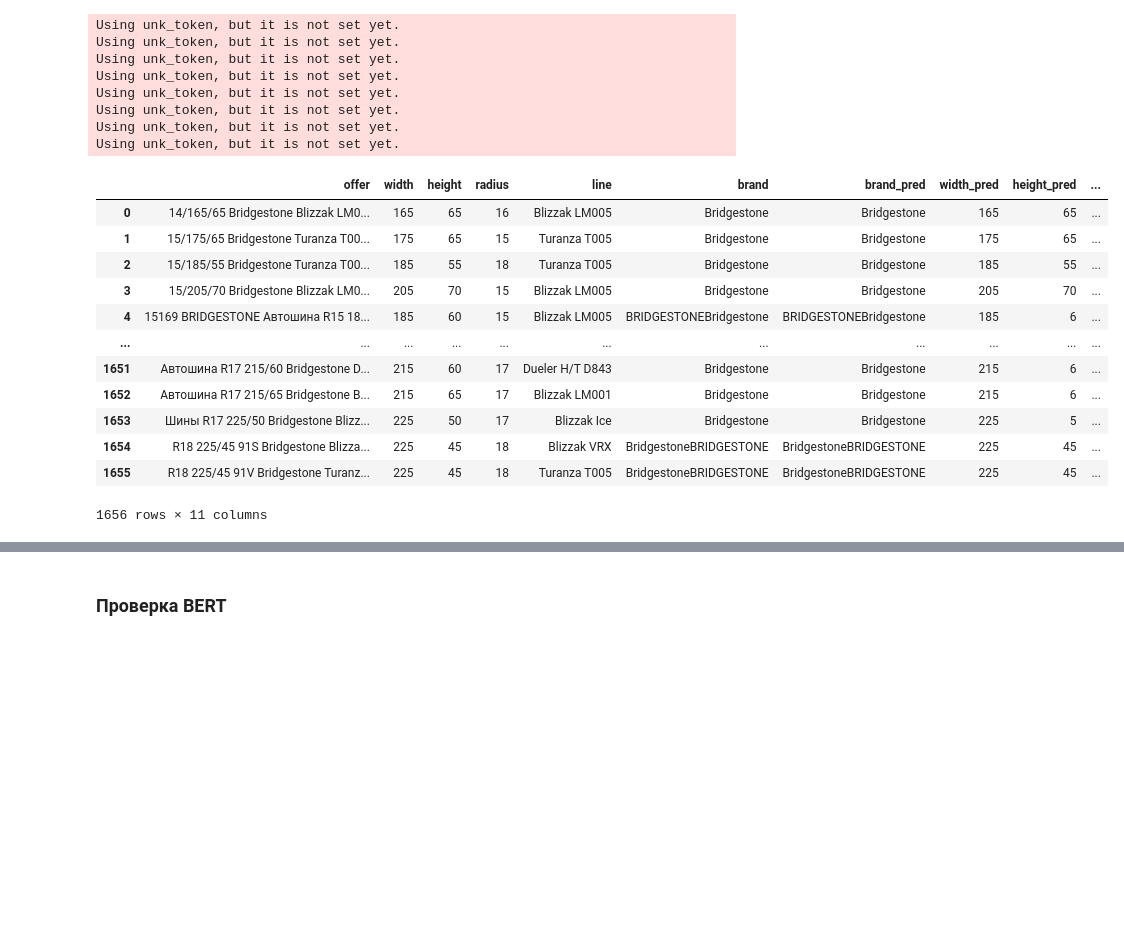
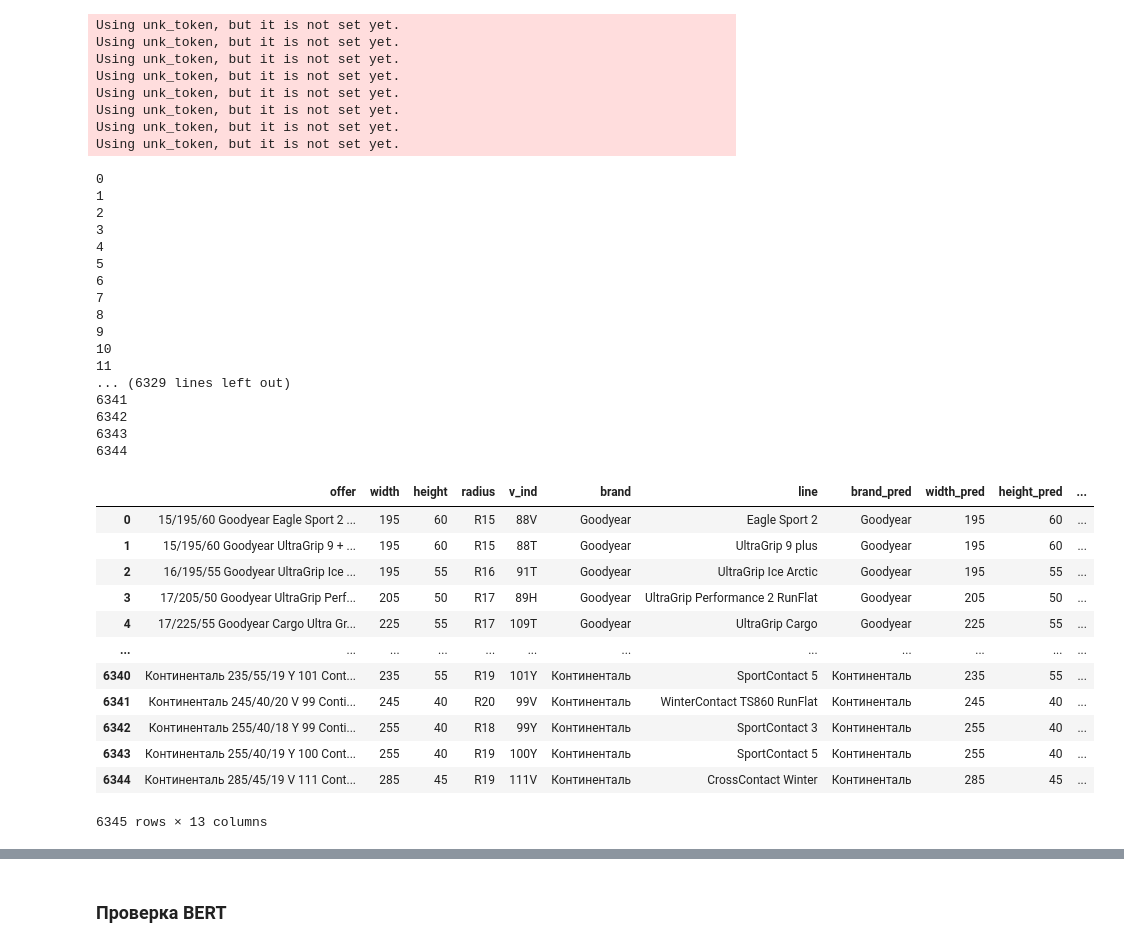
Before and after one commit to IgorSondors/BERT_NER, a Jupyter notebook: evaluation/manual_check.ipynb, the cells around one changed output, grey strips where cells are left out. Saved outputs shown, nothing was run; the diff lists cells and outputs as text; code cells hidden in the pictures; blank space fills up the shorter version.

Commit message:
new data and clear pred output

```diff
--- a/evaluation/manual_check.ipynb
+++ b/evaluation/manual_check.ipynb
@@ -28,22 +28,28 @@ def inference(offer, model, tokenizer):
 label2id = {'B-width': 1,
             'B-height': 2,
             'B-radius': 3,
-            'B-brand': 4,
-            'B-line': 5,
-            'I-line': 6,
+            'I-radius': 4,
+            'B-brand': 5,
+            'B-line': 6,
+            'I-line': 7,
+            'B-v_ind': 8,
+            'I-v_ind': 9,
             'O': 0}
 
 id2label = {1: 'B-width',
             2: 'B-height',
             3: 'B-radius',
-            4: 'B-brand',
-            5: 'B-line',
-            6: 'I-line',
+            4: 'I-radius',
+            5: 'B-brand',
+            6: 'B-line',
+            7: 'I-line',
+            8: 'B-v_ind',
+            9: 'I-v_ind',
             0: 'O'}
 
 device = "cpu"#'cuda'
 
-test_csv_pth = '/home/sondors/Documents/price/BERT_NER/csv/prod_train/test_02our.csv'
+test_csv_pth = '/home/sondors/Documents/price/BERT_NER/csv/prod_train/241123/test_01our.csv'
 df_test = pd.read_csv(test_csv_pth, sep=';')
 df_test
 # %% [output]
@@ -63,6 +69,7 @@ df_test
 # %%
 def extract_brands(text):
-    brands = re.findall(r'Bridgestone|BRIDGESTONE|Бриджстоун|bridgestone|Бриджстон|Bridgeston|бриджстоун|бриджстон', text)
+    all_brands = r'Bridgestone|BRIDGESTONE|Бриджстоун|bridgestone|Бриджстон|Bridgeston|бриджстоун|бриджстон|Continental|CONTINENTAL|Континенталь|continental|КОНТИНЕНТАЛЬ|Cordiant|CORDIANT|Кордиант|cordiant|КОРДИАНТ|Кордиан|КОРДИАН|Dunlop|DUNLOP|Дунлоп|dunlop|ДАНЛОП|Данлоп|ДУНЛОП|Данлуп|ДАНЛУП|Gislaved|GISLAVED|gislaved|ГИСЛАВЕД|Гиславед|гиславед|Гислейвд|Гислеивд|ГИСЛЕИВД|ГИСЛЕЙВД|Goodyear|GOODYEAR|GoodYear|goodyear|goodYear|Гудиер|Гудеар|ГУДИЕР|ГУДЕАР|гудиер|гудеар|Michelin|MICHELIN|michelin|МИШЛЕН|Мишлен|мишлен|Мешлен|МЕШЛЕН|МЕШЛЕН|Мишелин|МИШЕЛИН|мишелин|Мишелен|МИШЕЛЕН|мишелин'
+    brands = re.findall(all_brands, text)
     return brands
 def concat_brands(lst):
     return ''.join(lst)
@@ -73,9 +80,7 @@ print(type(df_test.iloc[0].brand))
 df_test['brand'] = df_test['brand'].apply(concat_brands)
 print(type(df_test.iloc[0].brand))
 
-clms = ['BIO_Tags',
-        'type',
-        'v_ind']
+clms = ['BIO_Tags']
 df_test = df_test.drop(columns=clms)
 
 df_test = df_test.astype(str)
@@ -142,7 +147,7 @@ df_test_CANINE
 # %% [markdown]
 ### Проверка CANINE
 # %%
-model_pth = "/home/sondors/Documents/price/BERT_NER/weights/CANINE/our_data/epoch_3"
+model_pth = "/home/sondors/CANINE-epoch_4"
 tokenizer_CANINE, model_CANINE = load_model_CANINE(model_pth, device, label2id, id2label)
 # %% [output]
 Using unk_token, but it is not set yet.
@@ -165,44 +170,63 @@ def brand_line_width_height_radius(result):
         entity_group = item['entity_group']
         word = item['word']
         score = item['score']
         if score > 0.7:
             if entity_group in entities:
                 entities[entity_group].append(word)
             else:
                 entities[entity_group] = [word]
 
     for key, value in entities.items():
         entities[key] = ''.join(value)
     return entities
 
 def apply_on_df(model, tokenizer, df):
     for index, row in df.iterrows():
+        print(index)
         offer = row['offer']
         result = inference(offer, model, tokenizer)
         entities = brand_line_width_height_radius(result)
 
         # Заполнение DataFrame
         df.at[index, 'brand_pred'] = entities.get('brand', '')
         df.at[index, 'width_pred'] = entities.get('width', '')
         df.at[index, 'height_pred'] = entities.get('height', '')
         df.at[index, 'radius_pred'] = entities.get('radius', '')
         df.at[index, 'line_pred'] = entities.get('line', '')
+        df.at[index, 'v_ind_pred'] = entities.get('v_ind', '')
     return df
 
 df_pred = apply_on_df(model_CANINE, tokenizer_CANINE, df_test_CANINE)
 df_pred
 # %% [output]
+0
+1
+2
+3
+4
+5
+6
+7
+8
+9
+10
+11
+... (6329 lines left out)
+6341
+6342
+6343
+6344
-|  | offer | width | height | radius | line | brand | brand_pred | width_pred | height_pred | ... |
-| 0 | 14/165/65 Bridgestone Blizzak LM0... | 165 | 65 | 16 | Blizzak LM005 | Bridgestone | Bridgestone | 165 | 65 | ... |
-| 1 | 15/175/65 Bridgestone Turanza T00... | 175 | 65 | 15 | Turanza T005 | Bridgestone | Bridgestone | 175 | 65 | ... |
-| 2 | 15/185/55 Bridgestone Turanza T00... | 185 | 55 | 18 | Turanza T005 | Bridgestone | Bridgestone | 185 | 55 | ... |
-| 3 | 15/205/70 Bridgestone Blizzak LM0... | 205 | 70 | 15 | Blizzak LM005 | Bridgestone | Bridgestone | 205 | 70 | ... |
-| 4 | 15169 BRIDGESTONE Автошина R15 18... | 185 | 60 | 15 | Blizzak LM005 | BRIDGESTONEBridgestone | BRIDGESTONEBridgestone | 185 | 6 | ... |
-| ... | ... | ... | ... | ... | ... | ... | ... | ... | ... | ... |
-| 1651 | Автошина R17 215/60 Bridgestone D... | 215 | 60 | 17 | Dueler H/T D843 | Bridgestone | Bridgestone | 215 | 6 | ... |
-| 1652 | Автошина R17 215/65 Bridgestone B... | 215 | 65 | 17 | Blizzak LM001 | Bridgestone | Bridgestone | 215 | 6 | ... |
-| 1653 | Шины R17 225/50 Bridgestone Blizz... | 225 | 50 | 17 | Blizzak Ice | Bridgestone | Bridgestone | 225 | 5 | ... |
-| 1654 | R18 225/45 91S Bridgestone Blizza... | 225 | 45 | 18 | Blizzak VRX | BridgestoneBRIDGESTONE | BridgestoneBRIDGESTONE | 225 | 45 | ... |
-| 1655 | R18 225/45 91V Bridgestone Turanz... | 225 | 45 | 18 | Turanza T005 | BridgestoneBRIDGESTONE | BridgestoneBRIDGESTONE | 225 | 45 | ... |
+|  | offer | width | height | radius | v_ind | brand | line | brand_pred | width_pred | height_pred | ... |
+| 0 | 15/195/60 Goodyear Eagle Sport 2 ... | 195 | 60 | R15 | 88V | Goodyear | Eagle Sport 2 | Goodyear | 195 | 60 | ... |
+| 1 | 15/195/60 Goodyear UltraGrip 9 + ... | 195 | 60 | R15 | 88T | Goodyear | UltraGrip 9 plus | Goodyear | 195 | 60 | ... |
+| 2 | 16/195/55 Goodyear UltraGrip Ice ... | 195 | 55 | R16 | 91T | Goodyear | UltraGrip Ice Arctic | Goodyear | 195 | 55 | ... |
+| 3 | 17/205/50 Goodyear UltraGrip Perf... | 205 | 50 | R17 | 89H | Goodyear | UltraGrip Performance 2 RunFlat | Goodyear | 205 | 50 | ... |
+| 4 | 17/225/55 Goodyear Cargo Ultra Gr... | 225 | 55 | R17 | 109T | Goodyear | UltraGrip Cargo | Goodyear | 225 | 55 | ... |
+| ... | ... | ... | ... | ... | ... | ... | ... | ... | ... | ... | ... |
+| 6340 | Континенталь 235/55/19 Y 101 Cont... | 235 | 55 | R19 | 101Y | Континенталь | SportContact 5 | Континенталь | 235 | 55 | ... |
+| 6341 | Континенталь 245/40/20 V 99 Conti... | 245 | 40 | R20 | 99V | Континенталь | WinterContact TS860 RunFlat | Континенталь | 245 | 40 | ... |
+| 6342 | Континенталь 255/40/18 Y 99 Conti... | 255 | 40 | R18 | 99Y | Континенталь | SportContact 3 | Континенталь | 255 | 40 | ... |
+| 6343 | Континенталь 255/40/19 Y 100 Cont... | 255 | 40 | R19 | 100Y | Континенталь | SportContact 5 | Континенталь | 255 | 40 | ... |
+| 6344 | Континенталь 285/45/19 V 111 Cont... | 285 | 45 | R19 | 111V | Континенталь | CrossContact Winter | Континенталь | 285 | 45 | ... |
-1656 rows × 11 columns
+6345 rows × 13 columns
 # %%
```
Also changed, not shown: parts of 13 cells of this notebook.
